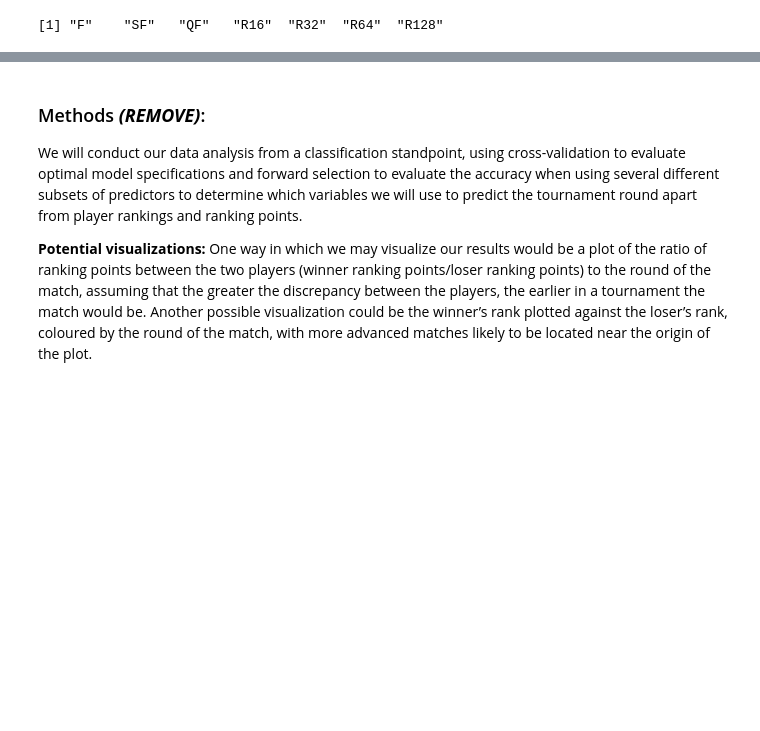
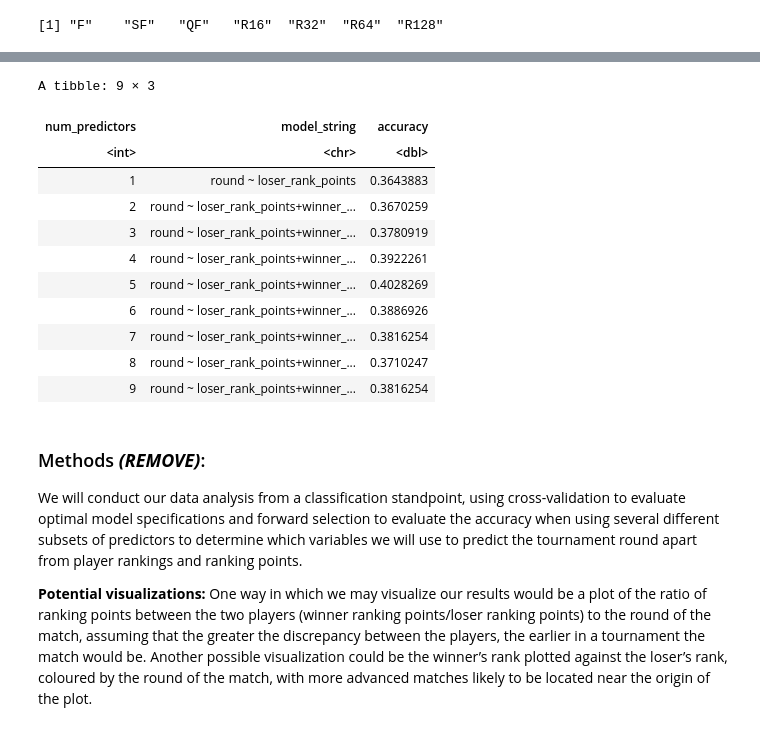
Before and after one commit to ben-westmore/dsci-100-2022w1-group-177, a Jupyter notebook: group177_report.ipynb, the cells around one changed output, grey strips where cells are left out. Drawn from its saved outputs; the diff is of its cells as text; code cells hidden in the pictures; blank space fills up the shorter version.

Commit message:
Added forward selection code

```diff
--- a/group177_report.ipynb
+++ b/group177_report.ipynb
@@ -181,0 +180,54 @@ Warning message:
+# %%
+# PERFORMING FORWARD SELECTION TO FIND BEST PREDICTOR VARIABLES
+
+potential_predictors <- colnames(tennis_train |>
+                                     select(-round))
+
+cv_accuracies <- tibble(num_predictors = integer(),
+                        model_string = character(),
+                        accuracy = numeric())
+
+tennis_fs_spec <- nearest_neighbor(weight_func = "rectangular", neighbors = tune()) |>
+    set_engine("kknn") |>
+    set_mode("classification")
+
+tennis_vfold <- vfold_cv(tennis_train, v = 5, strata = round)
+
+n_potential_preds <- length(potential_predictors)
+
+selected_preds <- c()
+
+for (i in 1:n_potential_preds) {
+    accs <- list()
+    models <- list()
+    for (j in 1:length(potential_predictors)) {
+        preds_new <- c(selected_preds, potential_predictors[[j]])
+        model_string <- paste("round", "~", paste(preds_new, collapse = "+"))
+
+        tennis_recipe <- recipe(as.formula(model_string),
+                                data = tennis_train) |>
+                          step_scale(all_predictors()) |>
+                          step_center(all_predictors())
+
+        acc <- workflow() |>
+          add_recipe(tennis_recipe) |>
+          add_model(tennis_fs_spec) |>
+          tune_grid(resamples = tennis_vfold, grid = 10) |>
+          collect_metrics() |>
+          filter(.metric == "accuracy") |>
+          summarize(mx = max(mean))
+        acc <- acc$mx |> unlist()
+
+        accs[[j]] <- acc
+        models[[j]] <- model_string
+    }
+    jstar <- which.max(unlist(accs))
+    cv_accuracies <- cv_accuracies |>
+      add_row(num_predictors = i,
+              model_string = models[[jstar]],
+              accuracy = accs[[jstar]])
+    selected_preds <- c(selected_preds, potential_predictors[[jstar]])
+    potential_predictors <- potential_predictors[-jstar]
+}
+cv_accuracies
+# %% [output]
@@ -182,3 +251,15 @@ Warning message:
+A tibble: 9 × 3
+| num_predictors | model_string | accuracy |
+| <int> | <chr> | <dbl> |
+| 1 | round ~ loser_rank_points | 0.3643883 |
+| 2 | round ~ loser_rank_points+winner_... | 0.3670259 |
+| 3 | round ~ loser_rank_points+winner_... | 0.3780919 |
+| 4 | round ~ loser_rank_points+winner_... | 0.3922261 |
+| 5 | round ~ loser_rank_points+winner_... | 0.4028269 |
+| 6 | round ~ loser_rank_points+winner_... | 0.3886926 |
+| 7 | round ~ loser_rank_points+winner_... | 0.3816254 |
+| 8 | round ~ loser_rank_points+winner_... | 0.3710247 |
+| 9 | round ~ loser_rank_points+winner_... | 0.3816254 |
 # %% [markdown]
 ### Methods ***(REMOVE)***:
 
```
Also changed, not shown: parts of 2 cells of this notebook.
